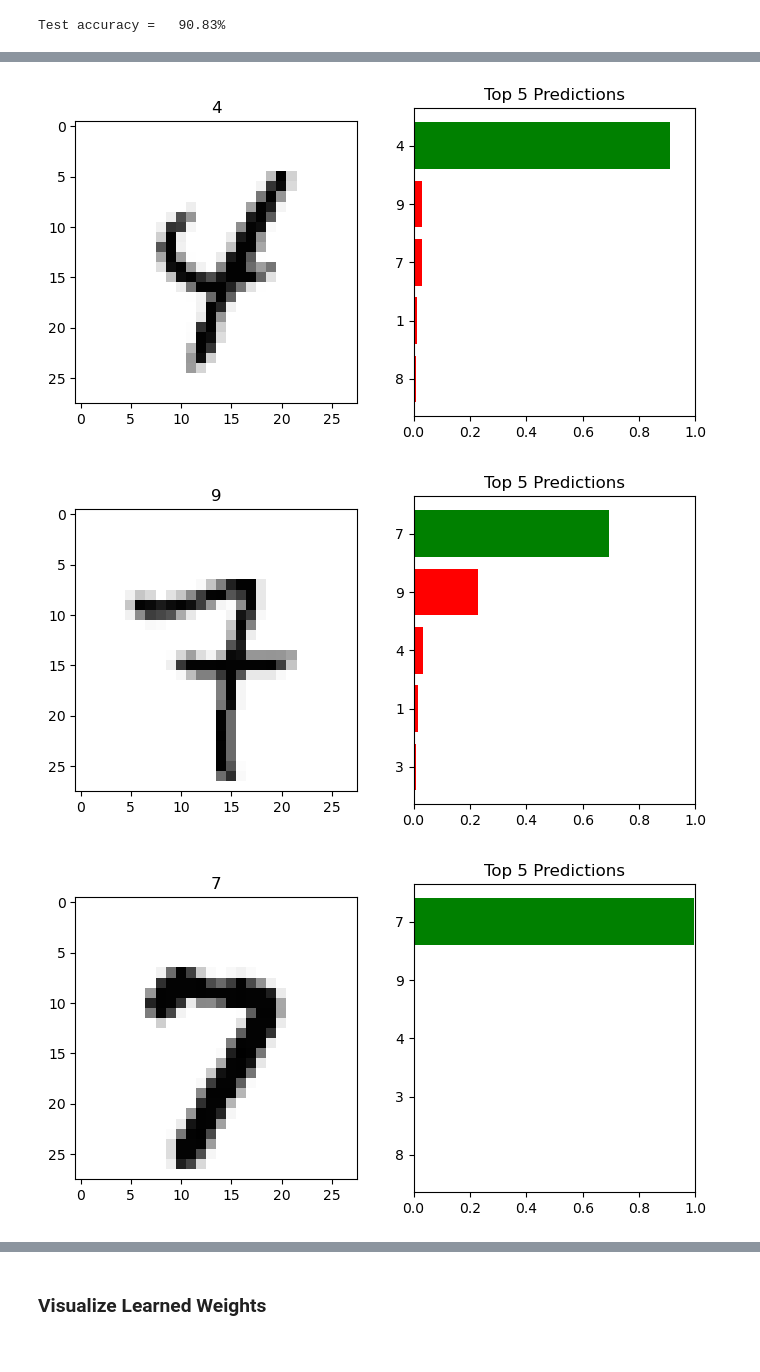
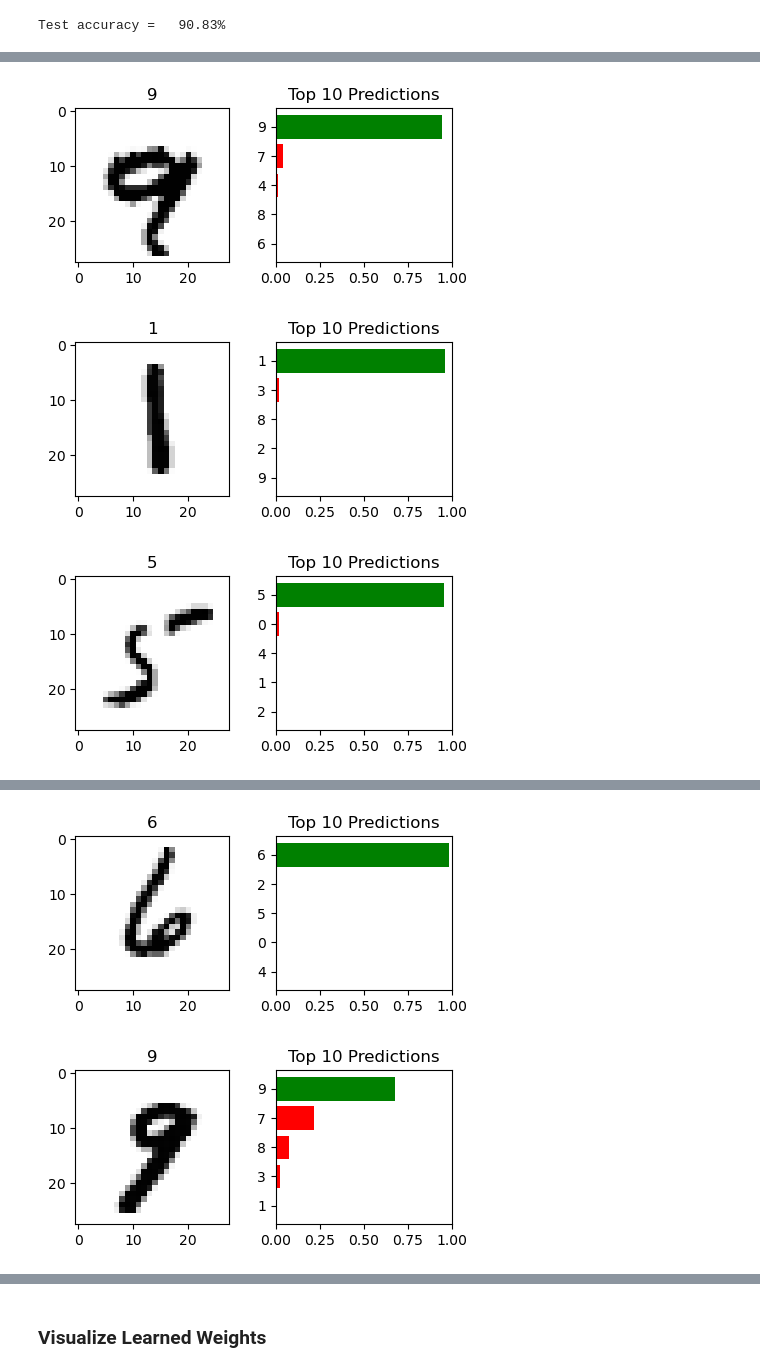
Before and after one commit to parsaoy/Machine-Learning-from-Scratch-TP, a Jupyter notebook: one-layer softmax classifier on mnist.ipynb, the cells around one changed output, grey strips where cells are left out. Saved outputs shown, nothing was run; the diff lists cells and outputs as text; code cells hidden in the pictures.

```diff
--- a/one-layer softmax classifier on mnist.ipynb
+++ b/one-layer softmax classifier on mnist.ipynb
@@ -129,18 +129,19 @@ def softmax(scores):
     exp_scores = np.exp(scores)
     return exp_scores / np.sum(exp_scores, axis=1, keepdims=True)
 
-def cross_entropy_loss_gradients(X, y, W, b, mode='train'):
+def cross_entropy_loss_L2_gradients(X, y, W, b, lmbda, mode='train'):
     """
-    Calculate Cross-entropy loss + Gradients of Weigths and bias
+    Calculate Cross-entropy loss with L2 Regularization + Gradients of Weigths and bias.
     - if mode='train' -> returns loss, dW, db.
-    - if mode='test' -> retursn loss.
+    - if mode='test'  -> retursn loss.
     """
-    m = X.shape[0]          # here batch size is bs = m
+    m = X.shape[0]          # here batch size is m
 
     scores = X @ W + b
     probs = softmax(scores)
     # selecting the correct class probabilities in the most inner paranthesis
     loss = (1 / m) * -np.sum(np.log(probs[range(m), y])) # Softmax loss formula
+    loss += 0.5 * lmbda * np.sum(W ** 2)   # add L2 Regularization Term
 
     if mode == 'test':
         return loss
@@ -154,7 +155,7 @@ def cross_entropy_loss_gradients(X, y, W, b, mode='train'):
     # Compute gradients w.r.t W and b; for formulas, Lookup on the internet; the gradients are derived from the chain rule
     db = dscores.sum(axis=0)
     dW = X.T @ dscores
-
+    dW += lmbda * W
     return loss, dW, db
 # %%
 def mini_batch_gradient_descent(X_train, y_train, X_valid, y_valid, batch_size=64,
@@ -179,9 +180,7 @@ def mini_batch_gradient_descent(X_train, y_train, X_valid, y_valid, batch_size=6
             X_batch, y_batch = X_train[idxs], y_train[idxs]
 
             # Compute cross-entropy loss and gradients
-            loss, dW, db = cross_entropy_loss_gradients(X_batch, y_batch, W, b, 'train')
-            loss += 0.5 * lmbda * np.sum(W ** 2)   # L2 Regularization Term
-            dW += lmbda * W
+            loss, dW, db = cross_entropy_loss_L2_gradients(X_batch, y_batch, W, b, lmbda, 'train')
 
             epoch_train_loss += loss
 
@@ -191,7 +190,7 @@ def mini_batch_gradient_descent(X_train, y_train, X_valid, y_valid, batch_size=6
 
         # report statistics after each epoch
         epoch_train_loss /= num_batches     # calculate average train loss per batch
-        total_valid_loss = cross_entropy_loss_gradients(X_valid, y_valid, W, b, mode='test')
+        total_valid_loss = cross_entropy_loss_L2_gradients(X_valid, y_valid, W, b, lmbda, mode='test')
 
         print(f"Epoch {epoch+1:3} || training loss: {epoch_train_loss:.4f} || validation loss: {total_valid_loss:.4f}")
 
@@ -246,27 +245,26 @@ Test accuracy =   90.83%
 # %%
-for _ in range(4):
-    plt.figure(figsize=(8, 4))
+for _ in range(10):
+    plt.figure(figsize=(5, 2))
 
     idx = np.random.choice(X_test.shape[0])
-    x = X_test[idx]
-    probabilities = softmax(x.reshape(1, -1) @ W + b)[0]
+    probabilities = softmax(X_test[idx].reshape(1, -1) @ W + b)[0]
+    digit_img = (X_test[idx] + mu).reshape(28, 28)  # add 'mu' back to the X_test[idx], just for visualization
 
     # Plot the digit
     plt.subplot(121)
-    x = x + mu
-    plt.imshow(x.reshape(28, 28), cmap='Greys')
-    plt.title(class_labels[predict(x.reshape(1, -1), W, b)[0]])
+    plt.imshow(digit_img , cmap='Greys')
+    plt.title(class_labels[np.argmax(probabilities)])
 
     # Plot top 5 predictions
     idxs = np.argsort(probabilities)[5:]
     tick_label = [class_labels[i] for i in idxs]
     color = ['g' if i == y_test[idx] else 'r' for i in idxs]
 
     plt.subplot(122)
     plt.barh(range(5), width=probabilities[idxs], tick_label=tick_label, color=color)
     plt.xlim(0, 1)
-    plt.title("Top 5 Predictions")
+    plt.title("Top 10 Predictions")
 # %% [output]
-[figure, old version]
+[figure, new version]
-[figure, old version]
+[figure, new version]
-[figure, old version]
+[figure, new version]
@@ -273,0 +272,2 @@ for _ in range(4):
+[figure, added]
+[figure, added]
```
Also changed, not shown: parts of 4 cells of this notebook.
